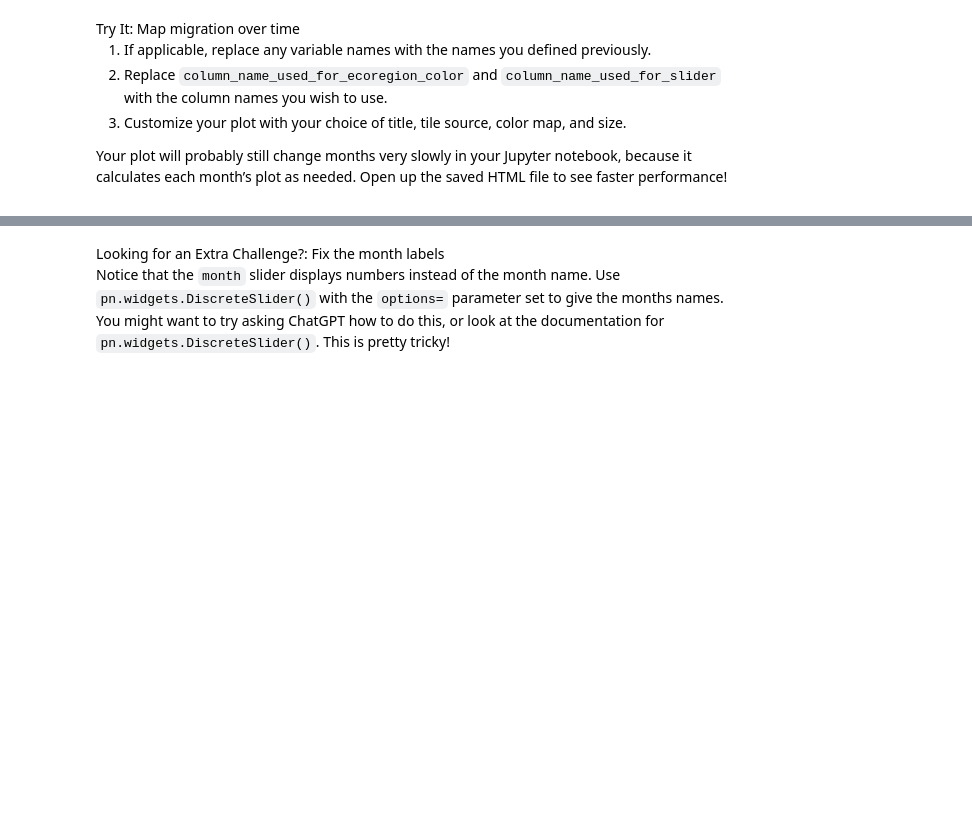
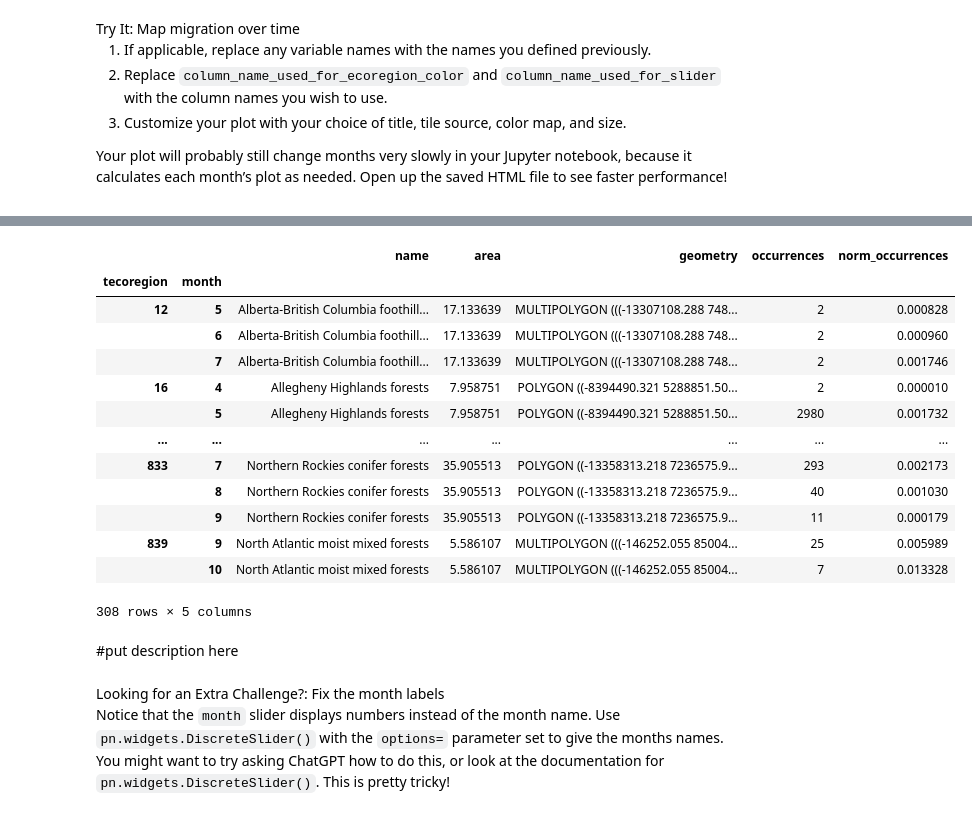
Before and after one commit to earthlab-education/species-distribution-coding-challenge-VictoriAragon, a Jupyter notebook: notebooks/species-distribution-33-plot.ipynb, the cells around one changed output, grey strips where cells are left out. Cells and saved outputs as stored; diff of their text form; code cells hidden in the pictures; blank space fills up the shorter version.

```diff
--- a/notebooks/species-distribution-33-plot.ipynb
+++ b/notebooks/species-distribution-33-plot.ipynb
@@ -69,7 +47,7 @@ name.</li>
 # %%
 # Simplify the geometry to speed up processing
 tecoregions_gdf.geometry = tecoregions_gdf.simplify(
-    .05, preserve_topology=False)
+    .1, preserve_topology=False)
 
 # Change the CRS to Mercator for mapping
 tecoregions_gdf = tecoregions_gdf.to_crs(ccrs.Mercator())
@@ -136,3 +117,22 @@ ImportError: cannot import name 'param_value_if_widget' from 'panel.depends' (/o
+# %%
+occurrence_gdf
+# %% [output]
+|  |  | name | area | geometry | occurrences | norm_occurrences |
+| tecoregion | month |  |  |  |  |  |
+| 12 | 5 | Alberta-British Columbia foothill... | 17.133639 | MULTIPOLYGON (((-13307108.288 748... | 2 | 0.000828 |
+|  | 6 | Alberta-British Columbia foothill... | 17.133639 | MULTIPOLYGON (((-13307108.288 748... | 2 | 0.000960 |
+|  | 7 | Alberta-British Columbia foothill... | 17.133639 | MULTIPOLYGON (((-13307108.288 748... | 2 | 0.001746 |
+| 16 | 4 | Allegheny Highlands forests | 7.958751 | POLYGON ((-8394490.321 5288851.50... | 2 | 0.000010 |
+|  | 5 | Allegheny Highlands forests | 7.958751 | POLYGON ((-8394490.321 5288851.50... | 2980 | 0.001732 |
+| ... | ... | ... | ... | ... | ... | ... |
+| 833 | 7 | Northern Rockies conifer forests | 35.905513 | POLYGON ((-13358313.218 7236575.9... | 293 | 0.002173 |
+|  | 8 | Northern Rockies conifer forests | 35.905513 | POLYGON ((-13358313.218 7236575.9... | 40 | 0.001030 |
+|  | 9 | Northern Rockies conifer forests | 35.905513 | POLYGON ((-13358313.218 7236575.9... | 11 | 0.000179 |
+| 839 | 9 | North Atlantic moist mixed forests | 5.586107 | MULTIPOLYGON (((-146252.055 85004... | 25 | 0.005989 |
+|  | 10 | North Atlantic moist mixed forests | 5.586107 | MULTIPOLYGON (((-146252.055 85004... | 7 | 0.013328 |
+308 rows × 5 columns
+# %% [markdown]
+#put description here
 # %% [markdown]
 <link rel="stylesheet" type="text/css" href="./assets/styles.css"><div class="callout callout-style-default callout-titled callout-extra"><div class="callout-header"><div class="callout-icon-container"><i class="callout-icon"></i></div><div class="callout-title-container flex-fill">Looking for an Extra Challenge?: Fix the month labels</div></div><div class="callout-body-container callout-body"><p>Notice that the <code>month</code> slider displays numbers instead of
 the month name. Use <code>pn.widgets.DiscreteSlider()</code> with the
```
Also changed, not shown: parts of 5 cells of this notebook, 3 other files.
